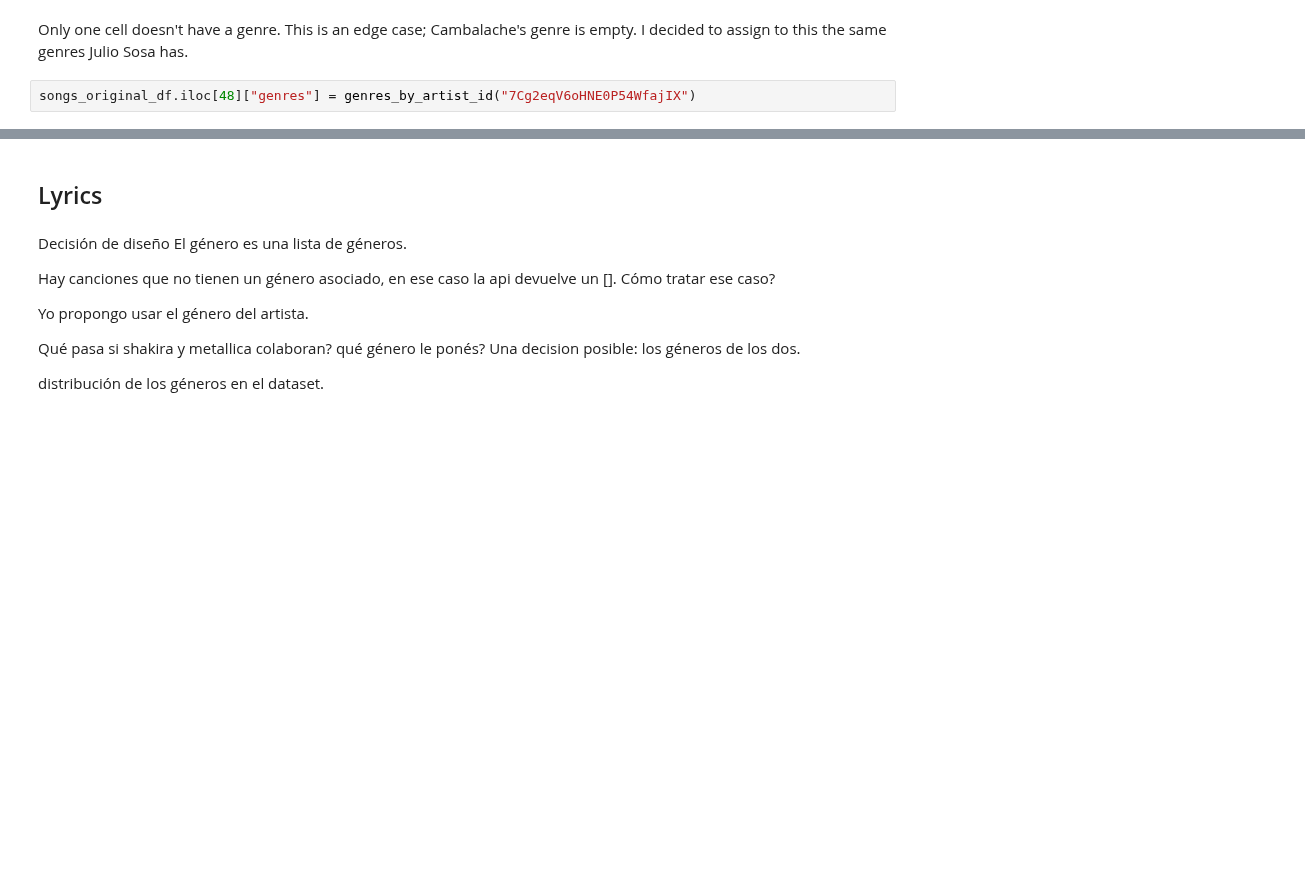
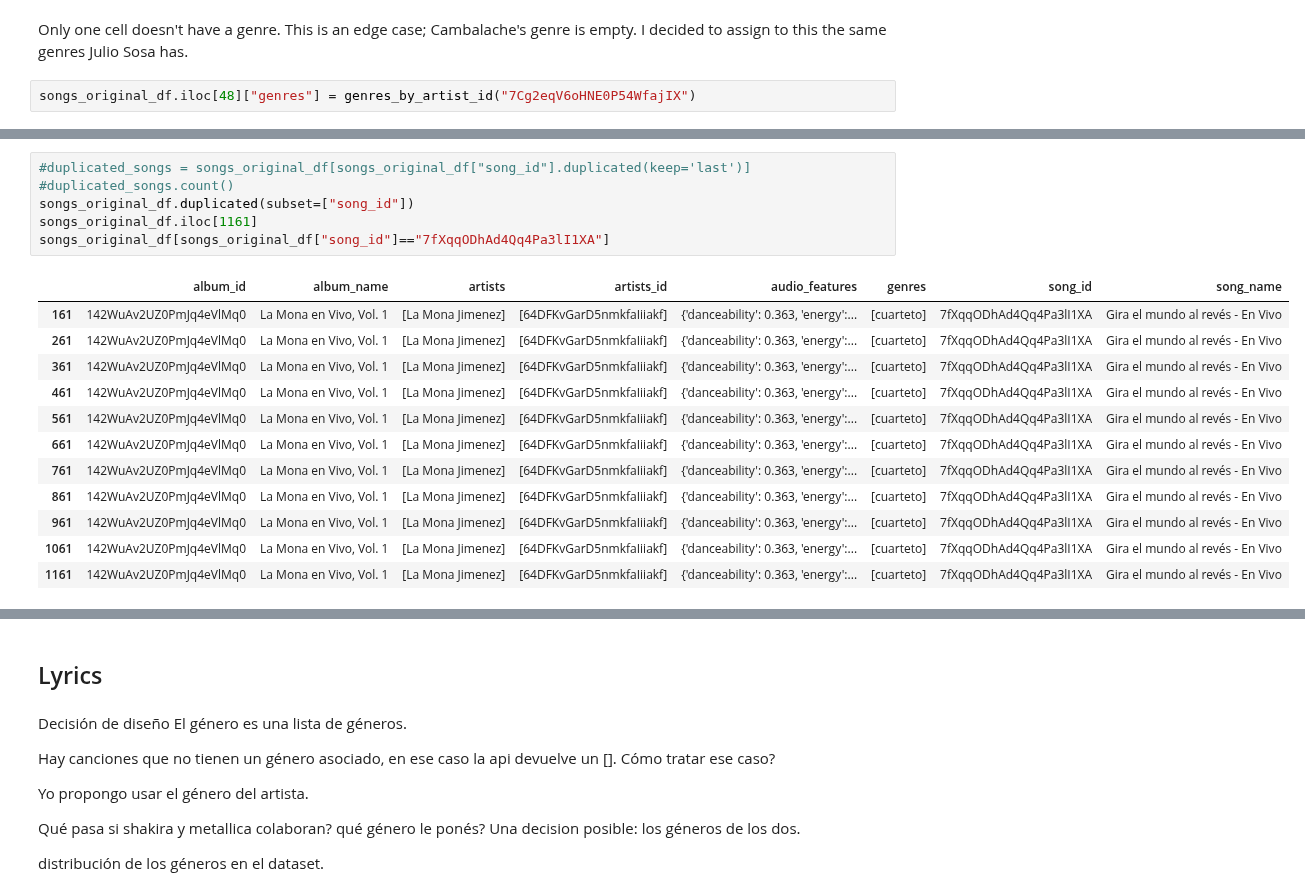
Before and after one commit to karen-pal/mentoria-canciones-DiploDatos, a Jupyter notebook: practico_3.ipynb, the cells around one changed output, grey strips where cells are left out. Saved outputs shown, nothing was run; the diff lists cells and outputs as text; blank space fills up the shorter version.

```diff
--- a/practico_3.ipynb
+++ b/practico_3.ipynb
@@ -158,0 +172,19 @@ songs_original_df[[x == [] for x in songs_original_df["genres"]]]
+# %%
+#duplicated_songs = songs_original_df[songs_original_df["song_id"].duplicated(keep='last')]
+#duplicated_songs.count()
+songs_original_df.duplicated(subset=["song_id"])
+songs_original_df.iloc[1161]
+songs_original_df[songs_original_df["song_id"]=="7fXqqODhAd4Qq4Pa3lI1XA"]
+# %% [output]
+|  | album_id | album_name | artists | artists_id | audio_features | genres | song_id | song_name |
+| 161 | 142WuAv2UZ0PmJq4eVlMq0 | La Mona en Vivo, Vol. 1 | [La Mona Jimenez] | [64DFKvGarD5nmkfaIiiakf] | {'danceability': 0.363, 'energy':... | [cuarteto] | 7fXqqODhAd4Qq4Pa3lI1XA | Gira el mundo al revés - En Vivo |
+| 261 | 142WuAv2UZ0PmJq4eVlMq0 | La Mona en Vivo, Vol. 1 | [La Mona Jimenez] | [64DFKvGarD5nmkfaIiiakf] | {'danceability': 0.363, 'energy':... | [cuarteto] | 7fXqqODhAd4Qq4Pa3lI1XA | Gira el mundo al revés - En Vivo |
+| 361 | 142WuAv2UZ0PmJq4eVlMq0 | La Mona en Vivo, Vol. 1 | [La Mona Jimenez] | [64DFKvGarD5nmkfaIiiakf] | {'danceability': 0.363, 'energy':... | [cuarteto] | 7fXqqODhAd4Qq4Pa3lI1XA | Gira el mundo al revés - En Vivo |
+| 461 | 142WuAv2UZ0PmJq4eVlMq0 | La Mona en Vivo, Vol. 1 | [La Mona Jimenez] | [64DFKvGarD5nmkfaIiiakf] | {'danceability': 0.363, 'energy':... | [cuarteto] | 7fXqqODhAd4Qq4Pa3lI1XA | Gira el mundo al revés - En Vivo |
+| 561 | 142WuAv2UZ0PmJq4eVlMq0 | La Mona en Vivo, Vol. 1 | [La Mona Jimenez] | [64DFKvGarD5nmkfaIiiakf] | {'danceability': 0.363, 'energy':... | [cuarteto] | 7fXqqODhAd4Qq4Pa3lI1XA | Gira el mundo al revés - En Vivo |
+| 661 | 142WuAv2UZ0PmJq4eVlMq0 | La Mona en Vivo, Vol. 1 | [La Mona Jimenez] | [64DFKvGarD5nmkfaIiiakf] | {'danceability': 0.363, 'energy':... | [cuarteto] | 7fXqqODhAd4Qq4Pa3lI1XA | Gira el mundo al revés - En Vivo |
+| 761 | 142WuAv2UZ0PmJq4eVlMq0 | La Mona en Vivo, Vol. 1 | [La Mona Jimenez] | [64DFKvGarD5nmkfaIiiakf] | {'danceability': 0.363, 'energy':... | [cuarteto] | 7fXqqODhAd4Qq4Pa3lI1XA | Gira el mundo al revés - En Vivo |
+| 861 | 142WuAv2UZ0PmJq4eVlMq0 | La Mona en Vivo, Vol. 1 | [La Mona Jimenez] | [64DFKvGarD5nmkfaIiiakf] | {'danceability': 0.363, 'energy':... | [cuarteto] | 7fXqqODhAd4Qq4Pa3lI1XA | Gira el mundo al revés - En Vivo |
+| 961 | 142WuAv2UZ0PmJq4eVlMq0 | La Mona en Vivo, Vol. 1 | [La Mona Jimenez] | [64DFKvGarD5nmkfaIiiakf] | {'danceability': 0.363, 'energy':... | [cuarteto] | 7fXqqODhAd4Qq4Pa3lI1XA | Gira el mundo al revés - En Vivo |
+| 1061 | 142WuAv2UZ0PmJq4eVlMq0 | La Mona en Vivo, Vol. 1 | [La Mona Jimenez] | [64DFKvGarD5nmkfaIiiakf] | {'danceability': 0.363, 'energy':... | [cuarteto] | 7fXqqODhAd4Qq4Pa3lI1XA | Gira el mundo al revés - En Vivo |
+| 1161 | 142WuAv2UZ0PmJq4eVlMq0 | La Mona en Vivo, Vol. 1 | [La Mona Jimenez] | [64DFKvGarD5nmkfaIiiakf] | {'danceability': 0.363, 'energy':... | [cuarteto] | 7fXqqODhAd4Qq4Pa3lI1XA | Gira el mundo al revés - En Vivo |
```
Also changed, not shown: parts of 7 cells of this notebook.
